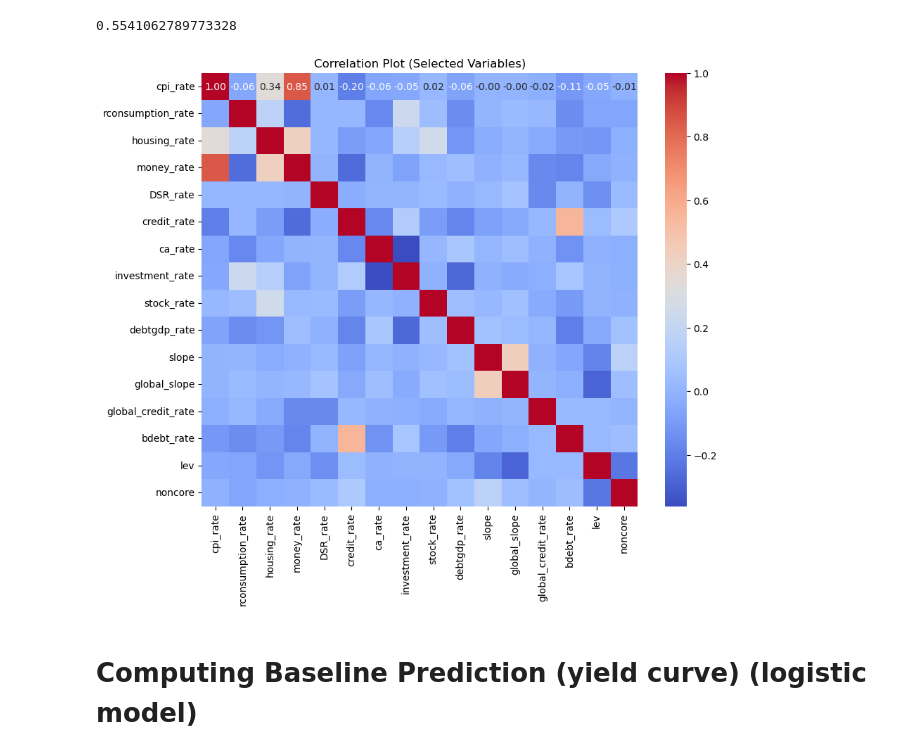
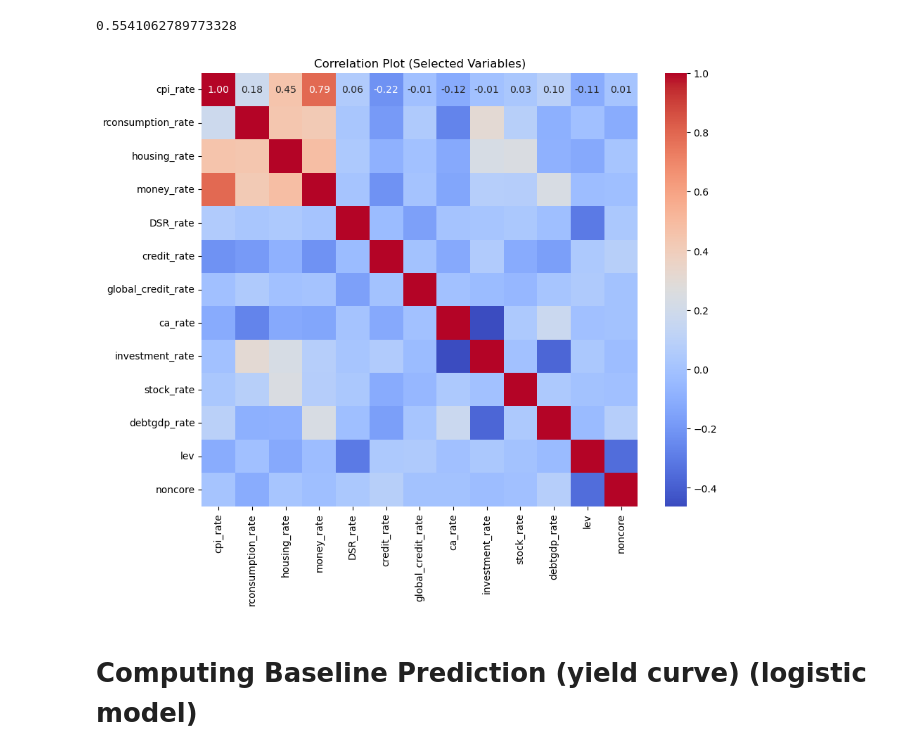
Before and after one commit to stenberg13/financial_crisis_prediction, a Jupyter notebook: Big_Data_Project.ipynb, the cells around one changed output. Saved outputs shown, nothing was run; the diff lists cells and outputs as text; code cells hidden in the pictures.

```diff
--- a/Big_Data_Project.ipynb
+++ b/Big_Data_Project.ipynb
@@ -96,7 +96,8 @@ data_rate = data.groupby('country').apply(lambda group:
     )
 ).reset_index(drop=True)
 # %%
-columns_to_keep = ['cpi_rate', 'rconsumption_rate', 'housing_rate', 'money_rate', 'DSR_rate', 'credit_rate', 'global_credit_rate', 'ca_rate', 'investment_rate', 'stock_rate', 'debtgdp_rate']
+columns_to_keep = ['cpi_rate', 'rconsumption_rate', 'housing_rate', 'money_rate', 'DSR_rate', 'credit_rate',
+                   'global_credit_rate', 'ca_rate', 'investment_rate', 'stock_rate', 'debtgdp_rate',  'lev', 'noncore']
 subset_df = data_rate[columns_to_keep]
 
 missing_rows = subset_df[subset_df.isnull().any(axis=1)]
@@ -155,19 +156,19 @@ data_standardized = pd.DataFrame(subset_df_standardized, columns=subset_df.colum
 # %%
 selected_variables = ['cpi_rate', 'rconsumption_rate', 'housing_rate', 'money_rate', 'DSR_rate',
                       'credit_rate', 'ca_rate', 'investment_rate', 'stock_rate', 'debtgdp_rate',
                       'slope', 'global_slope', 'global_credit_rate', 'bdebt_rate','lev', 'noncore']
 numeric_data = data_rate[selected_variables]
 
 # Calculate correlation matrix
-correlation_matrix = numeric_data.corr()
+correlation_matrix = data_standardized.corr()
 
 # Create Seaborn heatmap
 plt.figure(figsize=(10, 8))
 sns.heatmap(correlation_matrix, annot=True, cmap='coolwarm', fmt=".2f")
 plt.title('Correlation Plot (Selected Variables)')
 plt.show()
 # %% [output]
-[figure, old version]
+[figure, new version]
 # %% [markdown]
 # Computing Baseline Prediction (yield curve) (logistic model)
 # %% [markdown]
```
Also changed, not shown: parts of 1 cell of this notebook.
